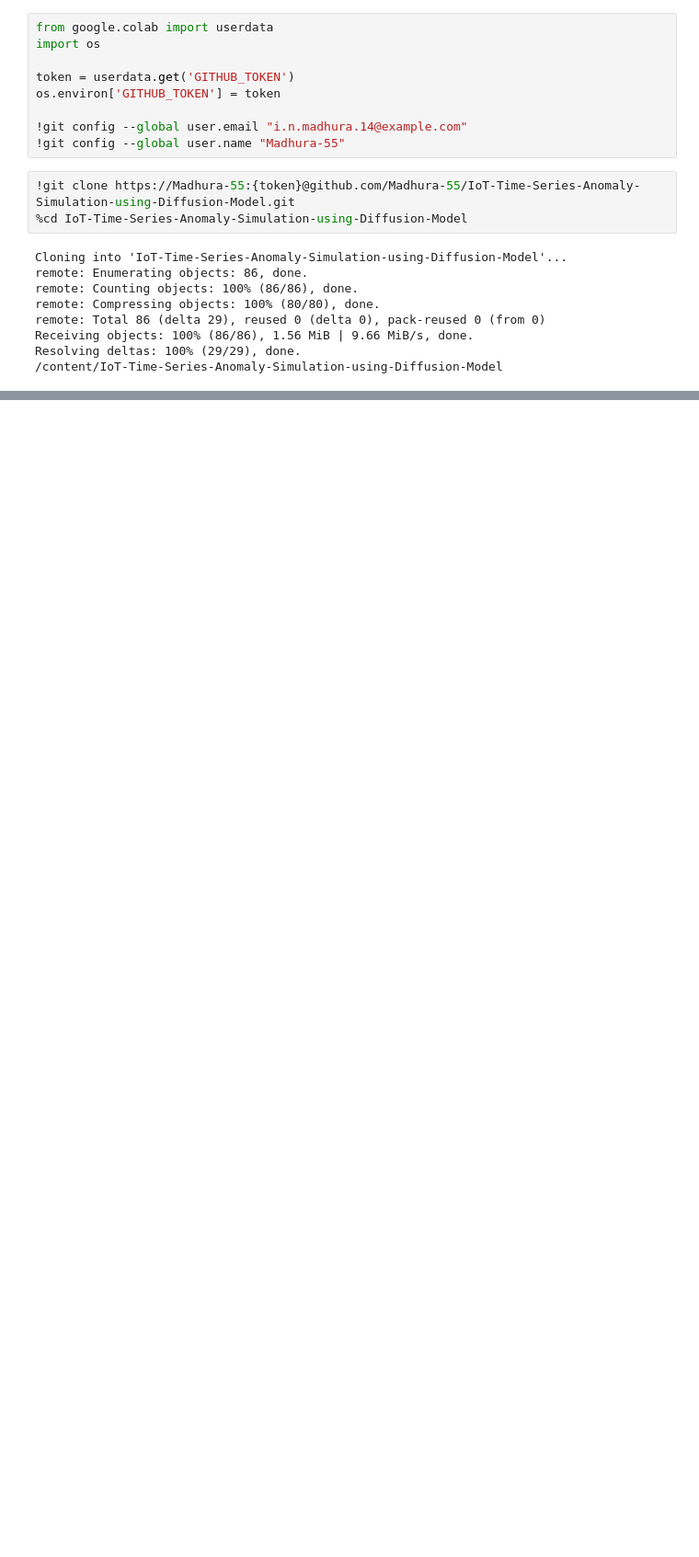
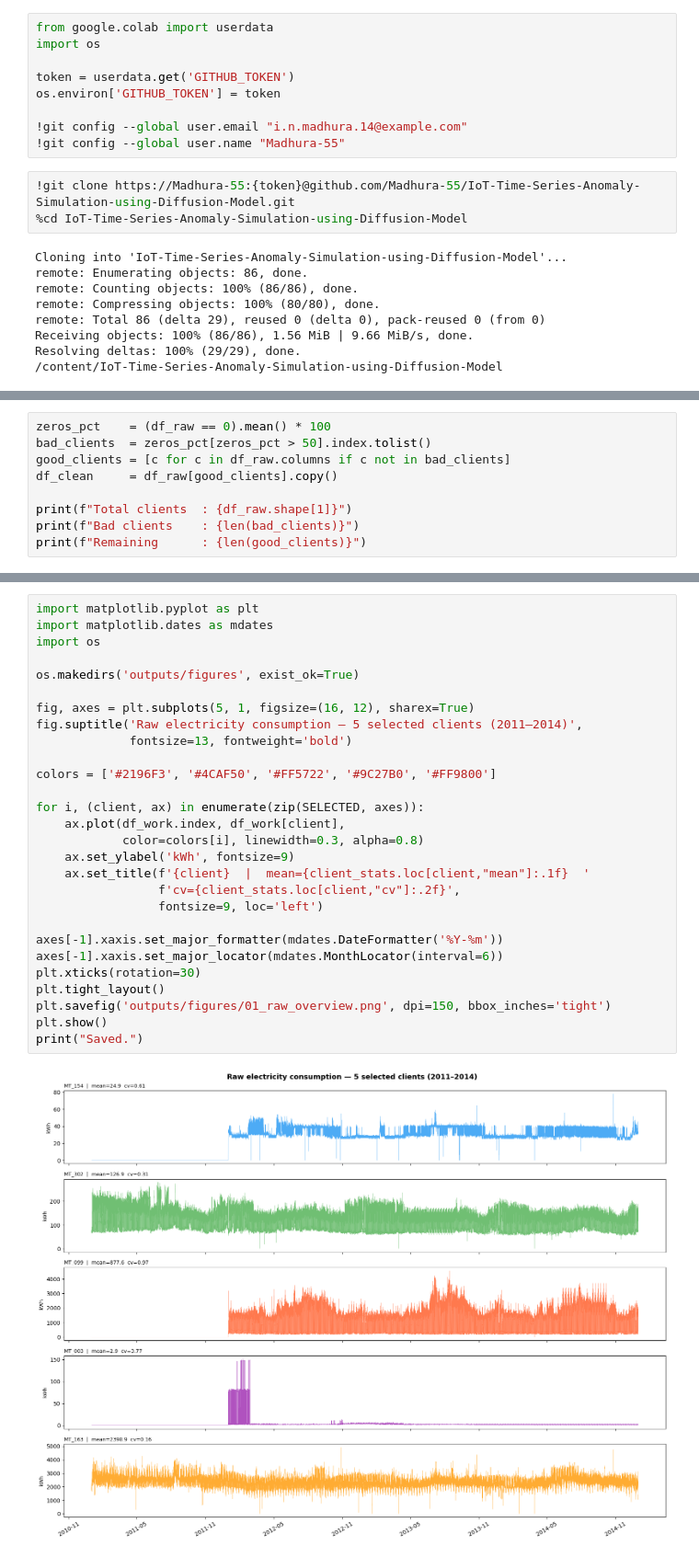
Before and after one commit to Madhura-55/IoT-Time-Series-Anomaly-Simulation-using-Diffusion-Model, a Jupyter notebook: notebooks/01_Stage1.ipynb, the cells around one changed output, grey strips where cells are left out. Shown at 92% size. Saved outputs shown, nothing was run; the diff lists cells and outputs as text; blank space fills up the shorter version.

```diff
--- a/notebooks/01_Stage1.ipynb
+++ b/notebooks/01_Stage1.ipynb
@@ -23,0 +74,9 @@ Resolving deltas: 100% (29/29), done.
+# %%
+zeros_pct    = (df_raw == 0).mean() * 100
+bad_clients  = zeros_pct[zeros_pct > 50].index.tolist()
+good_clients = [c for c in df_raw.columns if c not in bad_clients]
+df_clean     = df_raw[good_clients].copy()
+
+print(f"Total clients  : {df_raw.shape[1]}")
+print(f"Bad clients    : {len(bad_clients)}")
+print(f"Remaining      : {len(good_clients)}")
@@ -23,0 +132,30 @@ Resolving deltas: 100% (29/29), done.
+# %%
+import matplotlib.pyplot as plt
+import matplotlib.dates as mdates
+import os
+
+os.makedirs('outputs/figures', exist_ok=True)
+
+fig, axes = plt.subplots(5, 1, figsize=(16, 12), sharex=True)
+fig.suptitle('Raw electricity consumption — 5 selected clients (2011–2014)',
+             fontsize=13, fontweight='bold')
+
+colors = ['#2196F3', '#4CAF50', '#FF5722', '#9C27B0', '#FF9800']
+
+for i, (client, ax) in enumerate(zip(SELECTED, axes)):
+    ax.plot(df_work.index, df_work[client],
+            color=colors[i], linewidth=0.3, alpha=0.8)
+    ax.set_ylabel('kWh', fontsize=9)
+    ax.set_title(f'{client}  |  mean={client_stats.loc[client,"mean"]:.1f}  '
+                 f'cv={client_stats.loc[client,"cv"]:.2f}',
+                 fontsize=9, loc='left')
+
+axes[-1].xaxis.set_major_formatter(mdates.DateFormatter('%Y-%m'))
+axes[-1].xaxis.set_major_locator(mdates.MonthLocator(interval=6))
+plt.xticks(rotation=30)
+plt.tight_layout()
+plt.savefig('outputs/figures/01_raw_overview.png', dpi=150, bbox_inches='tight')
+plt.show()
+print("Saved.")
+# %% [output]
+[figure, added]
```
Also changed, not shown: parts of 22 cells of this notebook.
